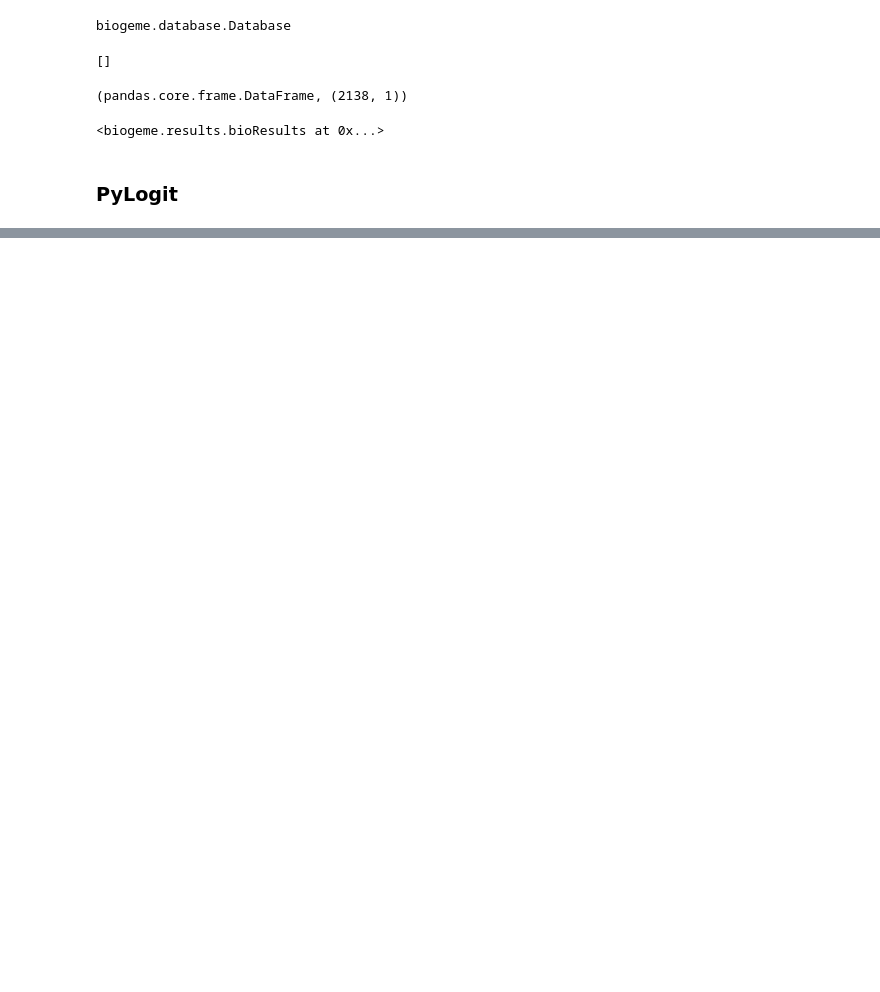
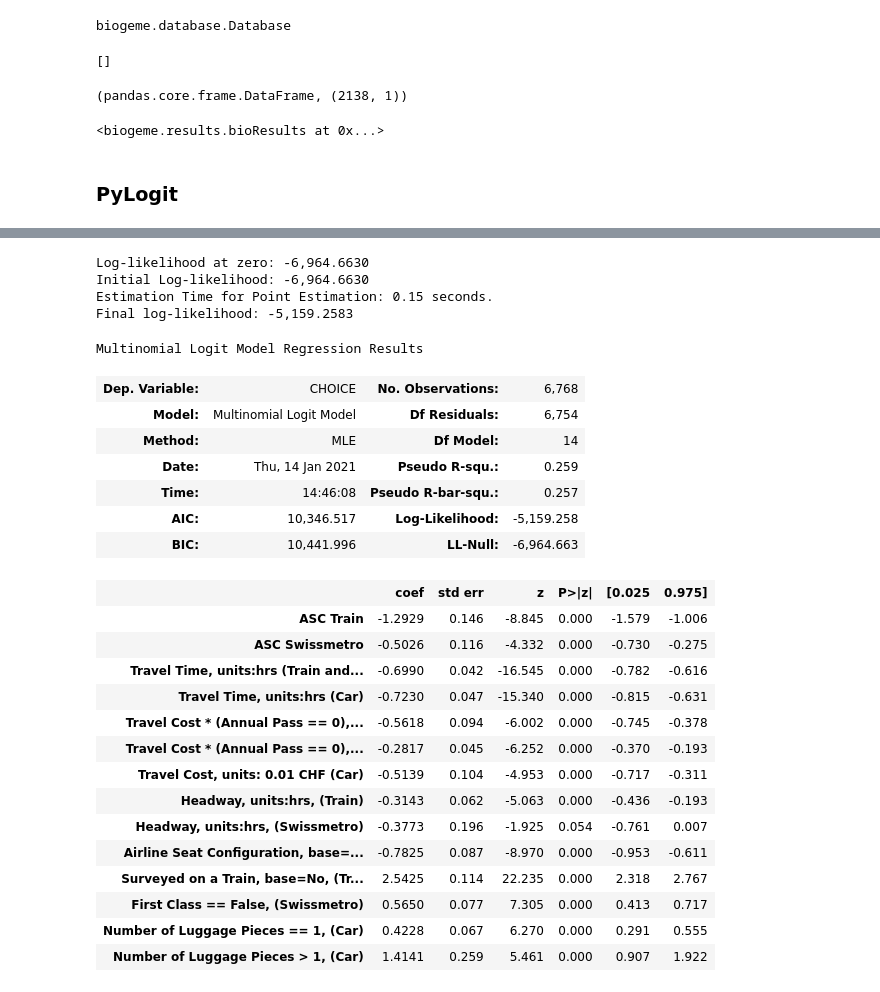
Before and after one commit to danhphan/choicenet, a Jupyter notebook: 02_MNL_swissmetro.ipynb, the cells around one changed output, grey strips where cells are left out. Saved outputs shown, nothing was run; the diff lists cells and outputs as text; code cells hidden in the pictures; blank space fills up the shorter version.

```diff
--- a/02_MNL_swissmetro.ipynb
+++ b/02_MNL_swissmetro.ipynb
@@ -243,0 +435,16 @@ results
+# %%
+# Scale minutes to hours
+long_sm['travel_time_hrs'] = long_sm['travel_time']/60.0
+long_sm['headway_hrs'] = long_sm['headway']/60.0
+
+long_sm["free_ticket"] = (((long_sm["GA"] == 1) |
+                            (long_sm["WHO"] == 2)) &
+                           long_sm[custom_alt_id].isin([1,2])).astype(int)
+
+long_sm["travel_cost_hundreth"] = (long_sm["travel_cost"] *
+                                    (long_sm["free_ticket"] == 0) / 100.0)
+# Dummy variables
+long_sm['single_luggage_piece'] = (long_sm['LUGGAGE'] == 1).astype(int)
+long_sm['multiple_luggage_pieces'] = (long_sm['LUGGAGE'] == 3).astype(int)
+long_sm['regular_class'] = 1 - long_sm['FIRST']
+long_sm['train_survey'] = 1 - long_sm['SURVEY']
@@ -243,0 +555,43 @@ results
+# %%
+# Estimate the multinomial logit model (MNL)
+swissmetro_mnl = pl.create_choice_model(data=long_sm,
+                                        alt_id_col=custom_alt_id,
+                                        obs_id_col=obs_id_column,
+                                        choice_col=choice_column,
+                                        specification=basic_specification,
+                                        model_type="MNL",
+                                        names=basic_names)
+
+# Specify the initial values and method for the optimization.
+swissmetro_mnl.fit_mle(np.zeros(14))
+
+# Look at the estimation results
+swissmetro_mnl.get_statsmodels_summary()
+# %% [output]
+Log-likelihood at zero: -6,964.6630
+Initial Log-likelihood: -6,964.6630
+Estimation Time for Point Estimation: 0.15 seconds.
+Final log-likelihood: -5,159.2583
+Multinomial Logit Model Regression Results
+| Dep. Variable: | CHOICE | No. Observations: | 6,768 |
+| Model: | Multinomial Logit Model | Df Residuals: | 6,754 |
+| Method: | MLE | Df Model: | 14 |
+| Date: | Thu, 14 Jan 2021 | Pseudo R-squ.: | 0.259 |
+| Time: | 14:46:08 | Pseudo R-bar-squ.: | 0.257 |
+| AIC: | 10,346.517 | Log-Likelihood: | -5,159.258 |
+| BIC: | 10,441.996 | LL-Null: | -6,964.663 |
+|  | coef | std err | z | P>|z| | [0.025 | 0.975] |
+| ASC Train | -1.2929 | 0.146 | -8.845 | 0.000 | -1.579 | -1.006 |
+| ASC Swissmetro | -0.5026 | 0.116 | -4.332 | 0.000 | -0.730 | -0.275 |
+| Travel Time, units:hrs (Train and... | -0.6990 | 0.042 | -16.545 | 0.000 | -0.782 | -0.616 |
+| Travel Time, units:hrs (Car) | -0.7230 | 0.047 | -15.340 | 0.000 | -0.815 | -0.631 |
+| Travel Cost * (Annual Pass == 0),... | -0.5618 | 0.094 | -6.002 | 0.000 | -0.745 | -0.378 |
+| Travel Cost * (Annual Pass == 0),... | -0.2817 | 0.045 | -6.252 | 0.000 | -0.370 | -0.193 |
+| Travel Cost, units: 0.01 CHF (Car) | -0.5139 | 0.104 | -4.953 | 0.000 | -0.717 | -0.311 |
+| Headway, units:hrs, (Train) | -0.3143 | 0.062 | -5.063 | 0.000 | -0.436 | -0.193 |
+| Headway, units:hrs, (Swissmetro) | -0.3773 | 0.196 | -1.925 | 0.054 | -0.761 | 0.007 |
+| Airline Seat Configuration, base=... | -0.7825 | 0.087 | -8.970 | 0.000 | -0.953 | -0.611 |
+| Surveyed on a Train, base=No, (Tr... | 2.5425 | 0.114 | 22.235 | 0.000 | 2.318 | 2.767 |
+| First Class == False, (Swissmetro) | 0.5650 | 0.077 | 7.305 | 0.000 | 0.413 | 0.717 |
+| Number of Luggage Pieces == 1, (Car) | 0.4228 | 0.067 | 6.270 | 0.000 | 0.291 | 0.555 |
+| Number of Luggage Pieces > 1, (Car) | 1.4141 | 0.259 | 5.461 | 0.000 | 0.907 | 1.922 |
```
Also changed, not shown: parts of 33 cells of this notebook, 19 other files.
